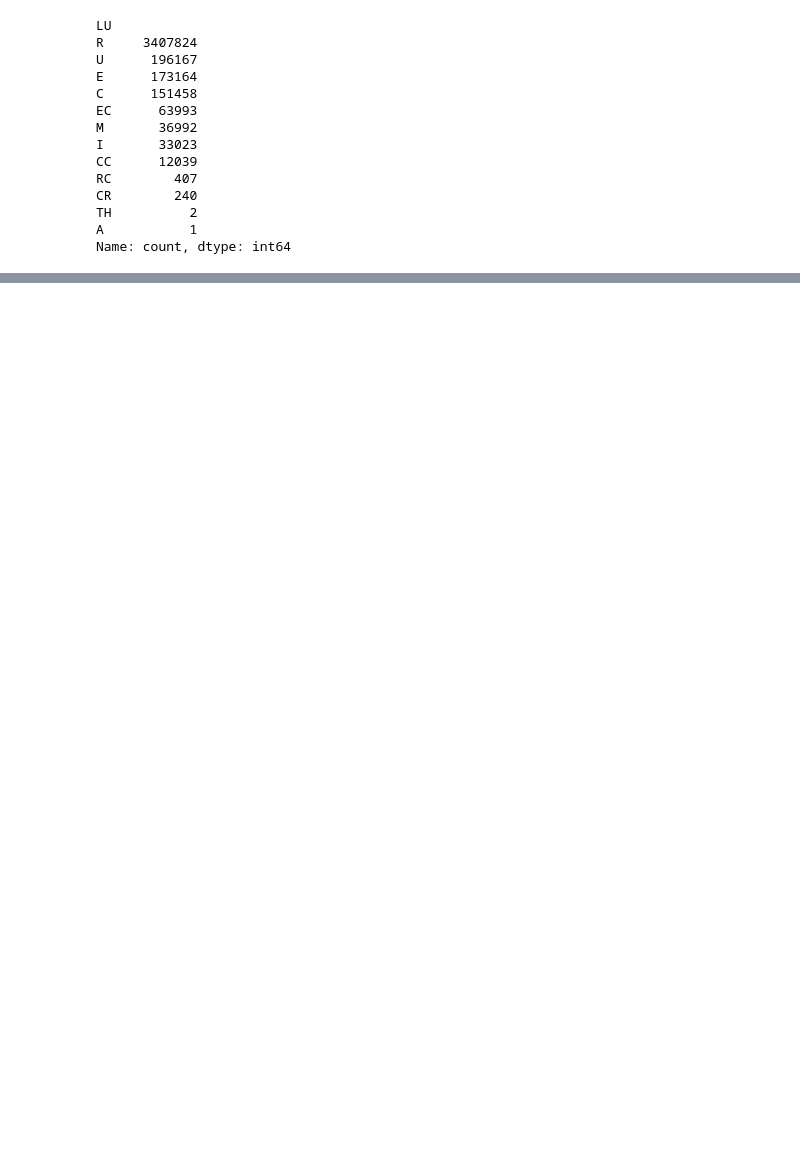
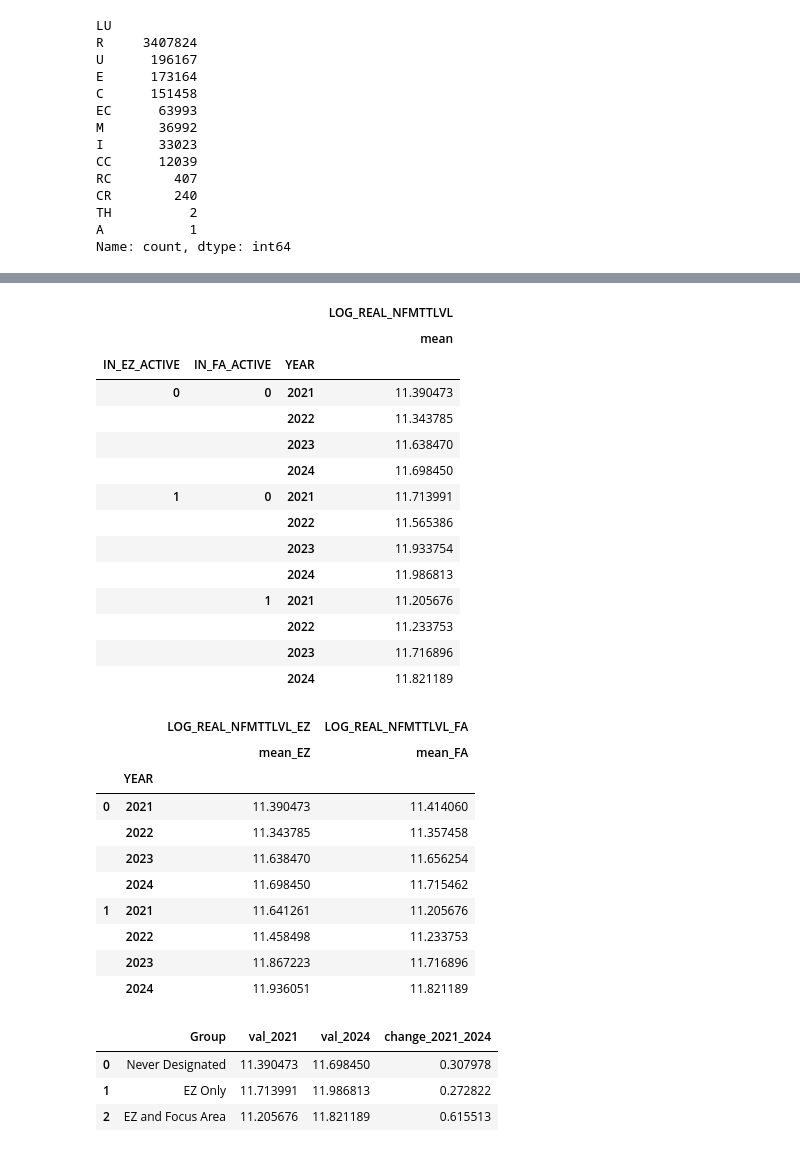
Before and after one commit to norsini1515/baltimoreparcel, a Jupyter notebook: ez_analysis/analysis1.ipynb, the cells around one changed output, grey strips where cells are left out. Saved outputs shown, nothing was run; the diff lists cells and outputs as text; code cells hidden in the pictures; blank space fills up the shorter version.

```diff
--- a/ez_analysis/analysis1.ipynb
+++ b/ez_analysis/analysis1.ipynb
@@ -736,0 +1148,70 @@ Name: count, dtype: int64
+# %%
+ez_summary =mod_df.groupby(['IN_EZ_ACTIVE', 'YEAR']).agg({'LOG_REAL_NFMTTLVL': ['mean']})
+# display(ez_summary)
+fa_summary = mod_df.groupby(['IN_FA_ACTIVE', 'YEAR']).agg({'LOG_REAL_NFMTTLVL': ['mean']})
+# display(fa_summary)
+all_tag_summary = mod_df.groupby(['IN_EZ_ACTIVE', 'IN_FA_ACTIVE', 'YEAR']).agg({'LOG_REAL_NFMTTLVL': ['mean']})
+display(all_tag_summary)
+
+x = pd.concat([ez_summary.add_suffix('_EZ'), fa_summary.add_suffix('_FA')], axis=1)
+display(x)
+# %% [output]
+|  |  |  | LOG_REAL_NFMTTLVL |
+|  |  |  | mean |
+| IN_EZ_ACTIVE | IN_FA_ACTIVE | YEAR |  |
+| 0 | 0 | 2021 | 11.390473 |
+|  |  | 2022 | 11.343785 |
+|  |  | 2023 | 11.638470 |
+|  |  | 2024 | 11.698450 |
+| 1 | 0 | 2021 | 11.713991 |
+|  |  | 2022 | 11.565386 |
+|  |  | 2023 | 11.933754 |
+|  |  | 2024 | 11.986813 |
+|  | 1 | 2021 | 11.205676 |
+|  |  | 2022 | 11.233753 |
+|  |  | 2023 | 11.716896 |
+|  |  | 2024 | 11.821189 |
+|  |  | LOG_REAL_NFMTTLVL_EZ | LOG_REAL_NFMTTLVL_FA |
+|  |  | mean_EZ | mean_FA |
+|  | YEAR |  |  |
+| 0 | 2021 | 11.390473 | 11.414060 |
+|  | 2022 | 11.343785 | 11.357458 |
+|  | 2023 | 11.638470 | 11.656254 |
+|  | 2024 | 11.698450 | 11.715462 |
+| 1 | 2021 | 11.641261 | 11.205676 |
+|  | 2022 | 11.458498 | 11.233753 |
+|  | 2023 | 11.867223 | 11.716896 |
+|  | 2024 | 11.936051 | 11.821189 |
+# %%
+# Reset and flatten
+summary = all_tag_summary.reset_index()
+summary.columns = ['IN_EZ_ACTIVE', 'IN_FA_ACTIVE', 'YEAR', 'mean_log_value']
+
+# Pivot to get 2021 and 2024 side by side
+summary_pivot = summary[summary['YEAR'].isin([2021, 2024])].pivot_table(
+    index=['IN_EZ_ACTIVE', 'IN_FA_ACTIVE'],
+    columns='YEAR',
+    values='mean_log_value'
+).reset_index()
+
+summary_pivot.columns = ['IN_EZ_ACTIVE', 'IN_FA_ACTIVE', 'val_2021', 'val_2024']
+
+# Calculate change
+summary_pivot['change_2021_2024'] = summary_pivot['val_2024'] - summary_pivot['val_2021']
+
+# Label the groups cleanly
+def label_group(row):
+    if row['IN_EZ_ACTIVE'] == 0:
+        return 'Never Designated'
+    elif row['IN_FA_ACTIVE'] == 0:
+        return 'EZ Only'
+    else:
+        return 'EZ and Focus Area'
+
+summary_pivot['Group'] = summary_pivot.apply(label_group, axis=1)
+display(summary_pivot[['Group', 'val_2021', 'val_2024', 'change_2021_2024']])
+# %% [output]
+|  | Group | val_2021 | val_2024 | change_2021_2024 |
+| 0 | Never Designated | 11.390473 | 11.698450 | 0.307978 |
+| 1 | EZ Only | 11.713991 | 11.986813 | 0.272822 |
+| 2 | EZ and Focus Area | 11.205676 | 11.821189 | 0.615513 |
```
Also changed, not shown: parts of 22 cells of this notebook, 3 other files.
